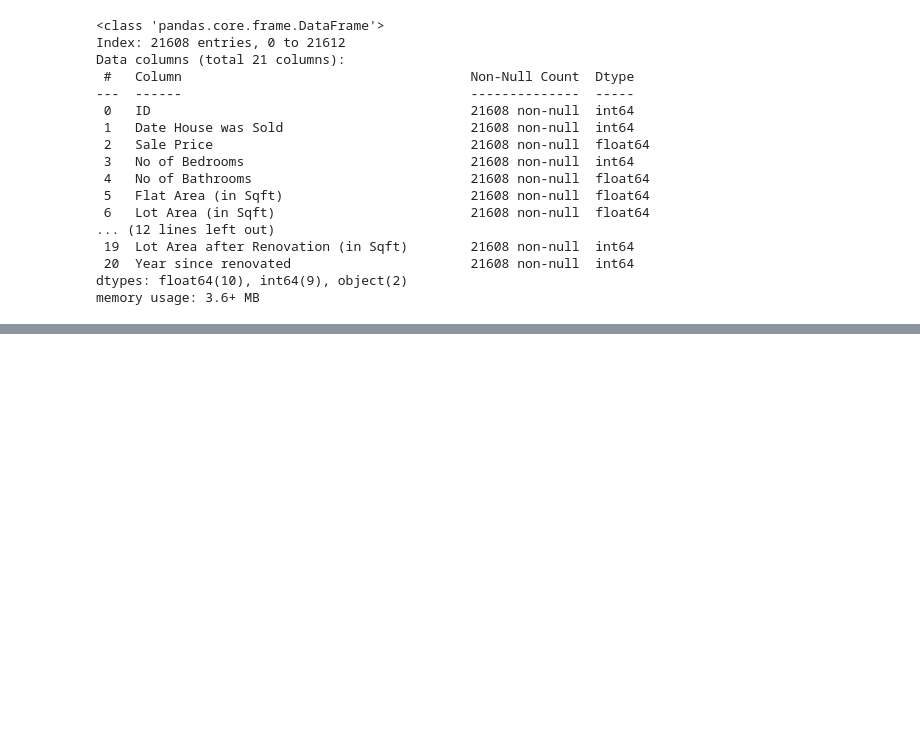
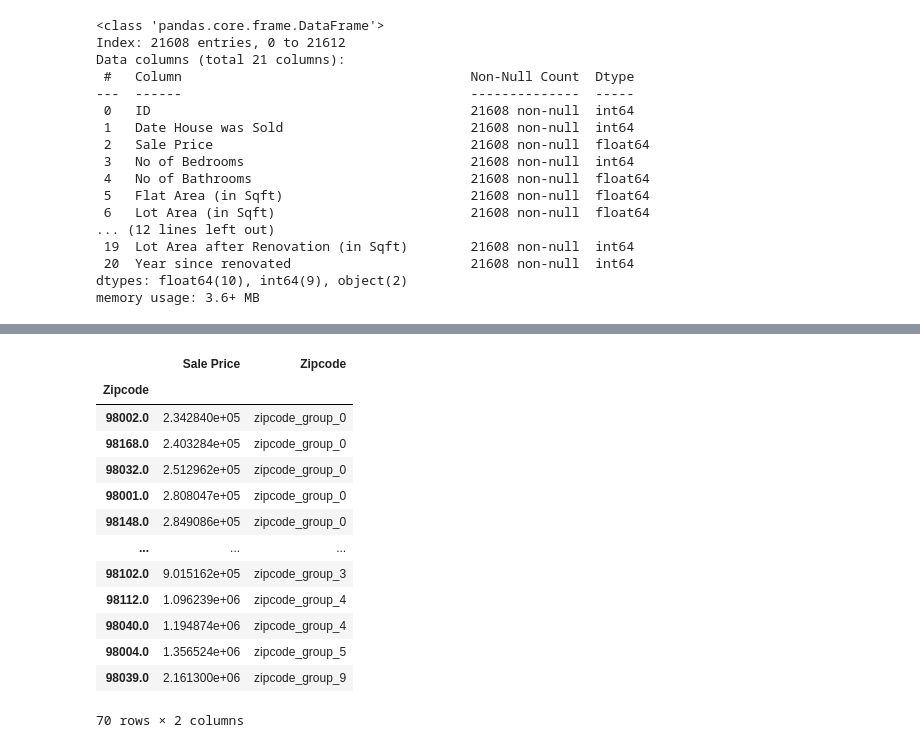
Before and after one commit to trailokya-world/House-price-prediction-, a Jupyter notebook: cleaning and preprocessing.ipynb, the cells around one changed output, grey strips where cells are left out. Saved outputs shown, nothing was run; the diff lists cells and outputs as text; code cells hidden in the pictures; blank space fills up the shorter version.

Commit message:
zipcode

```diff
--- a/cleaning and preprocessing.ipynb
+++ b/cleaning and preprocessing.ipynb
@@ -146,3 +146,5 @@ Data columns (total 21 columns):
  20  Year since renovated                       21608 non-null  int64
 dtypes: float64(10), int64(9), object(2)
 memory usage: 3.6+ MB
+# %%
+zipcode = pd.DataFrame(data.groupby("Zipcode")["Sale Price"].mean().sort_values())
@@ -148,0 +168,29 @@ memory usage: 3.6+ MB
+# %%
+zipcode["Zipcode"]=pd.cut(zipcode["Sale Price"],bins=10,labels=["zipcode_group_0",
+                                                                "zipcode_group_1",
+                                                                "zipcode_group_2",
+                                                                "zipcode_group_3",
+                                                                "zipcode_group_4",
+                                                                "zipcode_group_5",
+                                                                "zipcode_group_6",
+                                                                "zipcode_group_7",
+                                                                "zipcode_group_8",
+                                                                "zipcode_group_9"],
+                          include_lowest=True)
+# %%
+zipcode
+# %% [output]
+|  | Sale Price | Zipcode |
+| Zipcode |  |  |
+| 98002.0 | 2.342840e+05 | zipcode_group_0 |
+| 98168.0 | 2.403284e+05 | zipcode_group_0 |
+| 98032.0 | 2.512962e+05 | zipcode_group_0 |
+| 98001.0 | 2.808047e+05 | zipcode_group_0 |
+| 98148.0 | 2.849086e+05 | zipcode_group_0 |
+| ... | ... | ... |
+| 98102.0 | 9.015162e+05 | zipcode_group_3 |
+| 98112.0 | 1.096239e+06 | zipcode_group_4 |
+| 98040.0 | 1.194874e+06 | zipcode_group_4 |
+| 98004.0 | 1.356524e+06 | zipcode_group_5 |
+| 98039.0 | 2.161300e+06 | zipcode_group_9 |
+70 rows × 2 columns
```
Also changed, not shown: parts of 7 cells of this notebook.
